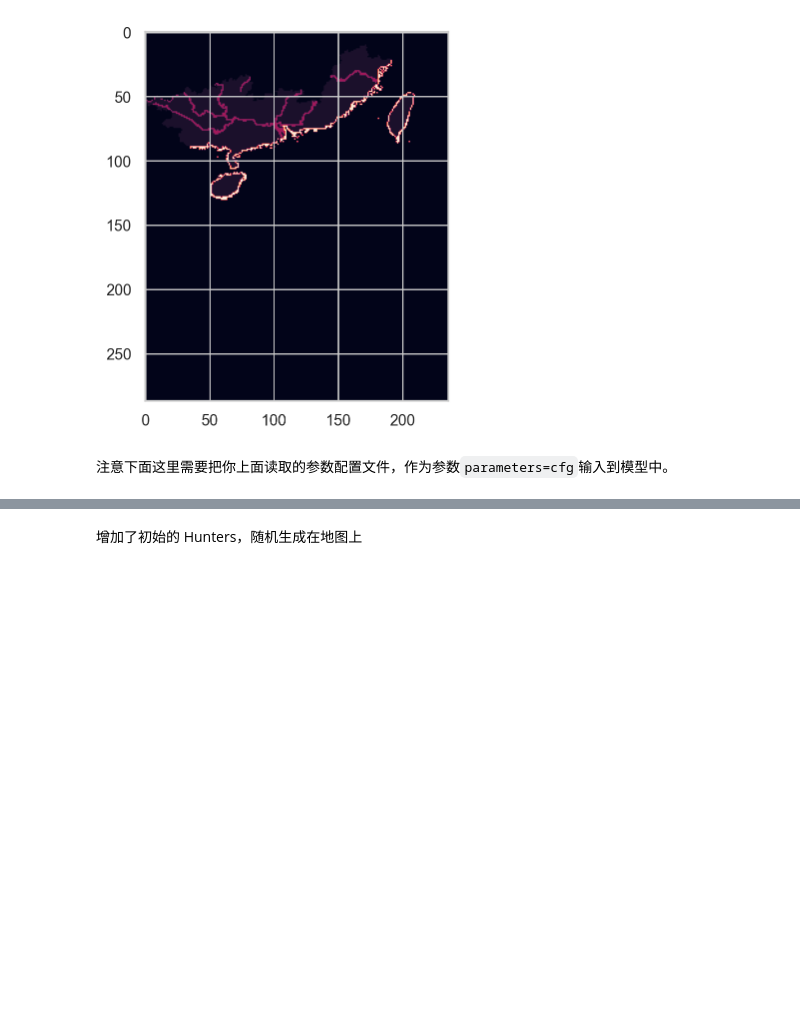
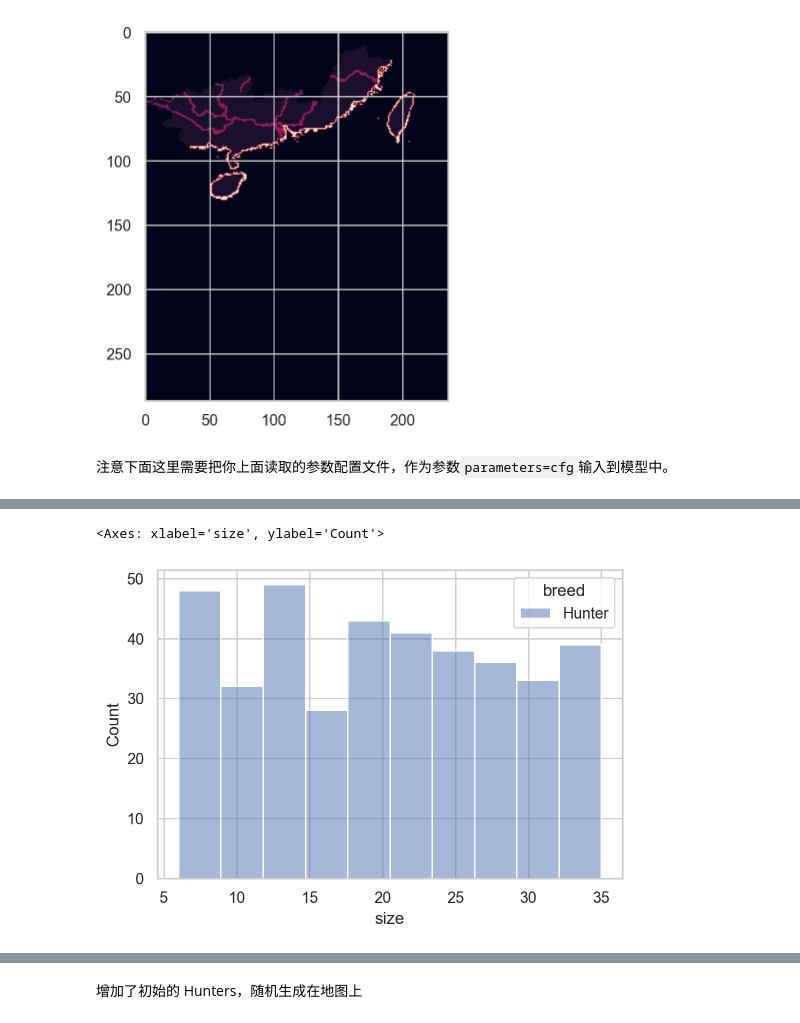
Before and after one commit to SongshGeo/South-China-Livehood-Evolution, a Jupyter notebook: docs/demo.ipynb, the cells around one changed output, grey strips where cells are left out. Cells and saved outputs as stored; diff of their text form; code cells hidden in the pictures; blank space fills up the shorter version.

```diff
--- a/docs/demo.ipynb
+++ b/docs/demo.ipynb
@@ -46 +51,6 @@ model.params.save_plots = False
+# %%
+model.actors.plot.hist("size")
+# %% [output]
+<Axes: xlabel='size', ylabel='Count'>
+[figure, added]
 # %%
```
Also changed, not shown: parts of 8 cells of this notebook, 4 other files.
